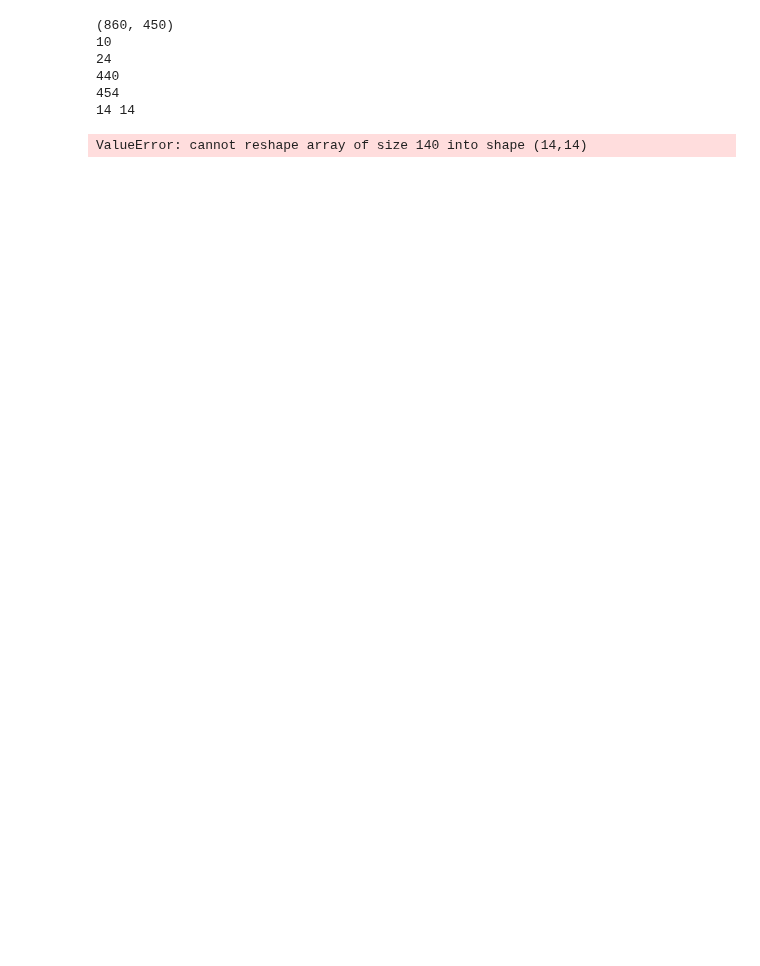
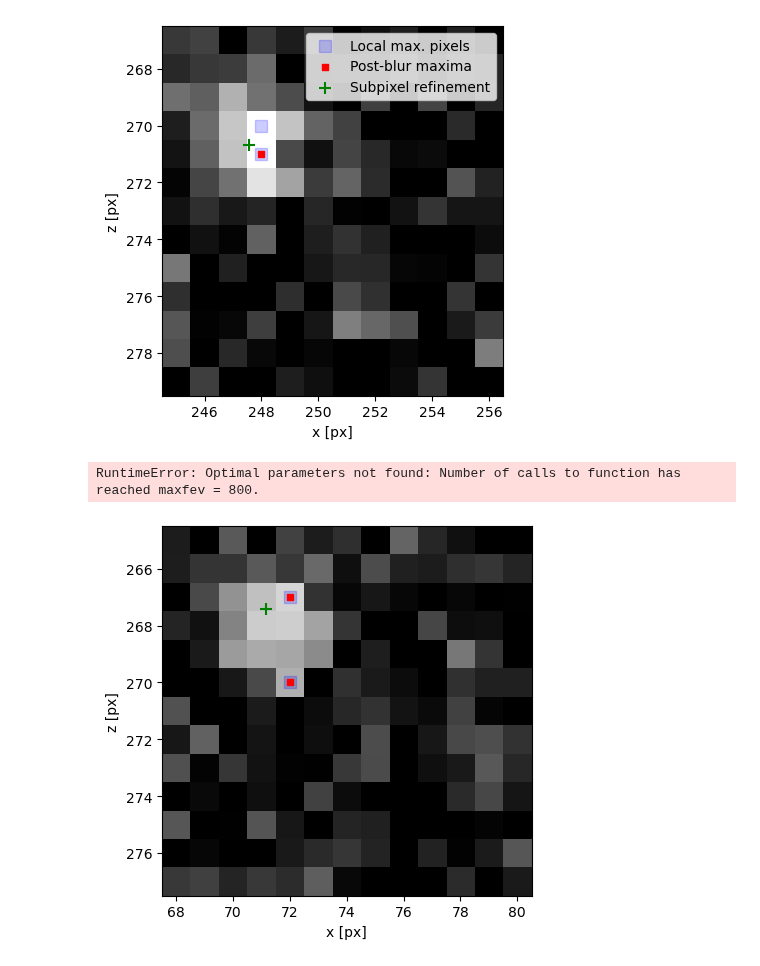
Before and after one commit to TFLVerouden/ETPoF, a Jupyter notebook: HW3/ETPoF_HW3_2.ipynb, the cells around one changed output. Drawn from its saved outputs; the diff is of its cells as text; code cells hidden in the pictures; blank space fills up the shorter version.

```diff
--- a/HW3/ETPoF_HW3_2.ipynb
+++ b/HW3/ETPoF_HW3_2.ipynb
@@ -74,6 +74,18 @@ def remove_background(img, cnts=None, sigma_color1=50, sigma_space1=9,
         img_proc = np.where(mask == 255, img, 0)
 
     return img_proc
+
+def remove_contours(img, cnts, keep_idx=None):
+
+        # If a specific contour is to be kept, remove it from the list
+        if keep_idx is not None:
+            cnts = [cnt for i, cnt in enumerate(cnts) if i != keep_idx]
+
+        # Set the pixels on the contours to zero
+        img_proc = img.copy()
+        img_proc = cv.drawContours(img_proc, cnts, -1, 0, -1)
+
+        return img_proc
 # %%
 # # Draw the contours with random colours
 # img_cnt = img_rgb.copy()
@@ -439,59 +422,51 @@ def find_particle_center(img, cnts, cnt_idx, min_intensity=100, neighbor_dist=2,
     return peak_coord_fit, peak_intensity_fit, peak_coord_err, peak_intensity_err
 # %%
 # for image_no in trange(len(imgs)):
-
+# # for image_no in range(0,67):
 particles_found = []
 
-image_no = 27
-# cnt_idx = 16
+image_no = 67
 
 img_nobg = imgs_nobg[image_no]
 img = imgs[image_no]
 
 # Find the contours in the background-less image
 cnts, _ = cv.findContours(img_nobg, cv.RETR_EXTERNAL, cv.CHAIN_APPROX_SIMPLE)
 
 # Filter out contours that are too small
 cnts = [cnt for cnt in cnts if cv.contourArea(cnt) > 1]
 
-# Cut out the contours from the background
-img_nobg2 = remove_background(img, cnts)
 
-
-cnt_idx = 64
+# cnt_idx = 64
 # Find the particle centers
 # find_particle_center(img, img_nobg2, cnts, cnt_idx, neighbor_dist=2.5,
 #                      box_margin=1, max_iter=3, plot=True)
 
 # Find the particle centers
 coords = np.empty((0, 2))
 intensities = np.empty((0, 2))
 coords_err = np.empty((0, 2))
 intensities_err = np.empty((0, 2))
 
-cnts = cnts[64:65]
+cnts = cnts[6:8]
 
 for cnt_idx in trange(len(cnts)):
-    results = find_particle_center(img, cnts, cnt_idx, neighbor_dist=2.5,
-                     box_margin=5, max_iter=3, min_intensity=150, plot_all=True)
+    results = find_particle_center(img, cnts, cnt_idx, neighbor_dist=3,
+                     box_margin=2, max_iter=3, min_intensity=150, plot_all=True)
 
     # If no maxima were detected, skip this contour
     if results[0] is None:
-        # continue
         pass
 
-    # Save the results
-    coords = np.vstack((coords, results[0]))
-    intensities = np.vstack((intensities, results[1]))
-    coords_err = np.vstack((coords_err, results[2]))
-    intensities_err = np.vstack((intensities_err, results[3]))
+    # Else, save the results
+    else:
+        coords = np.vstack((coords, results[0]))
+        intensities = np.vstack((intensities, results[1]))
+        coords_err = np.vstack((coords_err, results[2]))
+        intensities_err = np.vstack((intensities_err, results[3]))
 
 particles_found.append(len(coords))
 # %% [output]
+[figure, added]
-(860, 450)
-10
-24
-440
-454
-14 14
+RuntimeError: Optimal parameters not found: Number of calls to function has reached maxfev = 800.
-ValueError: cannot reshape array of size 140 into shape (14,14)
+[figure, added]
```
Also changed, not shown: parts of 6 cells of this notebook.
